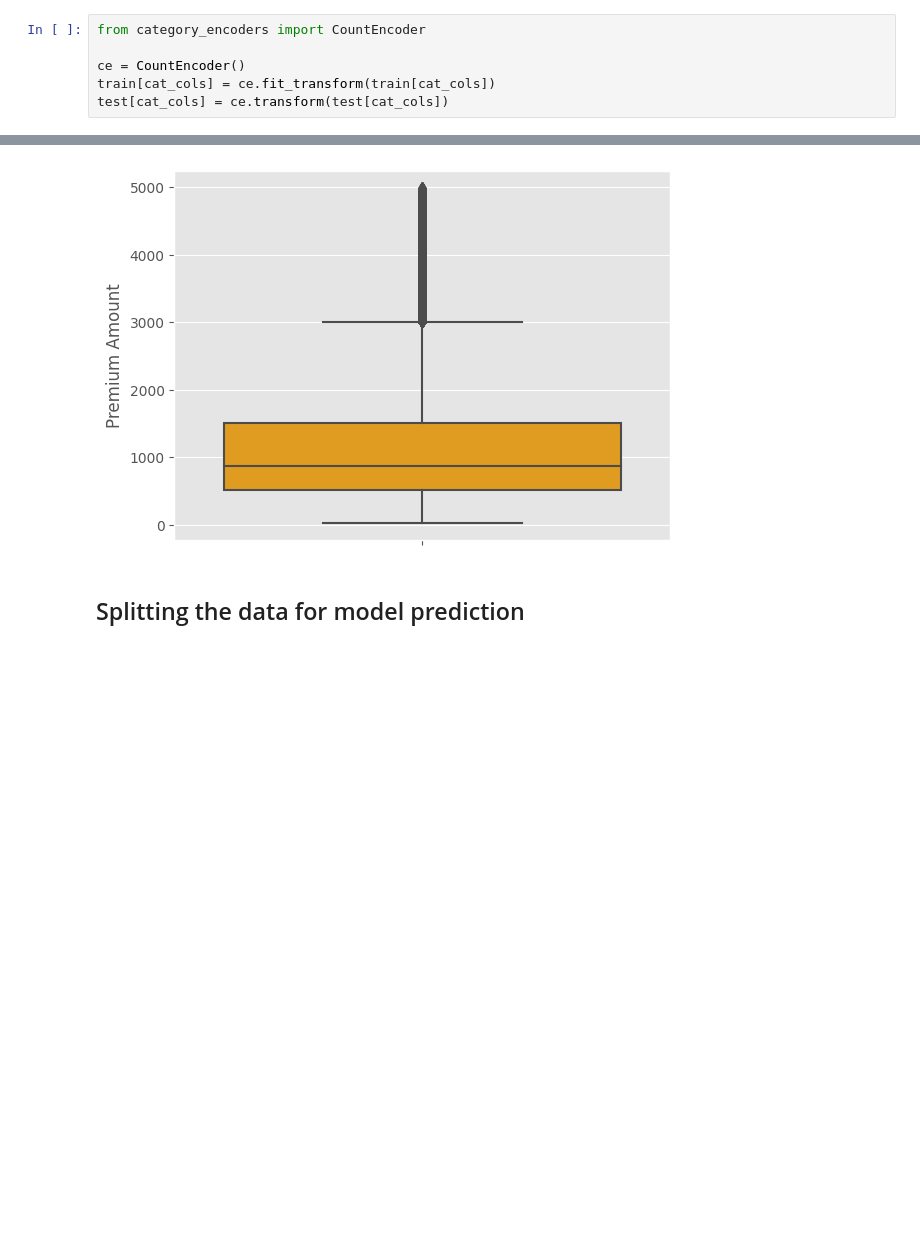
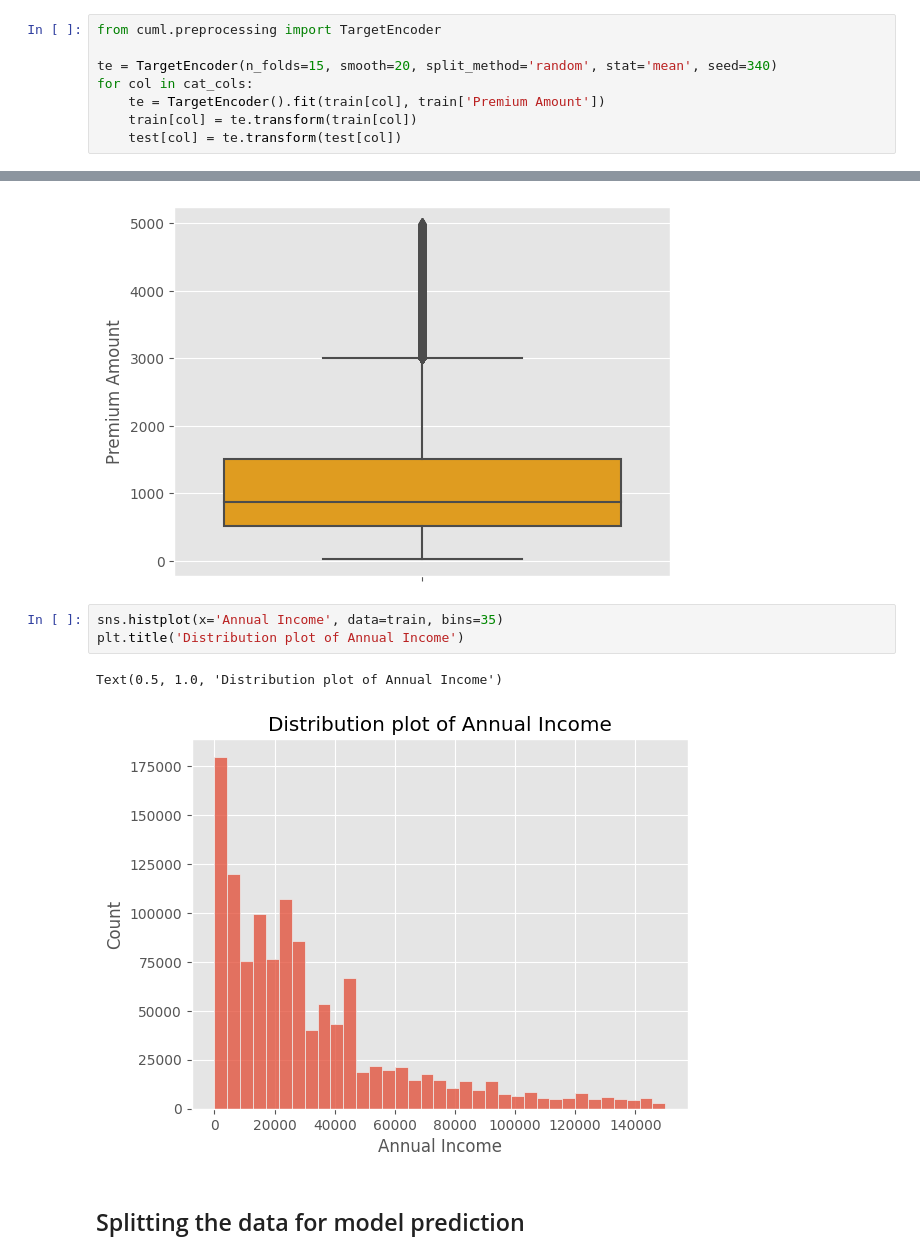
Before and after one commit to sjain600/Kaggle-Insurance-Prediction, a Jupyter notebook: baseline-model-with-lightbm.ipynb, the cells around one changed output, grey strips where cells are left out. Saved outputs shown, nothing was run; the diff lists cells and outputs as text; blank space fills up the shorter version.

Commit message:
two key changes made in this code: using target encoder instead of count encoder and creating feature interaction by using inner and outer loops

```diff
--- a/baseline-model-with-lightbm.ipynb
+++ b/baseline-model-with-lightbm.ipynb
@@ -149,12 +149,14 @@ simple = SimpleImputer(strategy='most_frequent')
 cat_cols = train.select_dtypes(include='category').columns
 train[cat_cols] = simple.fit_transform(train[cat_cols])
 test[cat_cols] = simple.transform(test[cat_cols])
-# %%
-from category_encoders import CountEncoder
-
-ce = CountEncoder()
-train[cat_cols] = ce.fit_transform(train[cat_cols])
-test[cat_cols] = ce.transform(test[cat_cols])
+# %%
+from cuml.preprocessing import TargetEncoder
+
+te = TargetEncoder(n_folds=15, smooth=20, split_method='random', stat='mean', seed=340)
+for col in cat_cols:
+    te = TargetEncoder().fit(train[col], train['Premium Amount'])
+    train[col] = te.transform(train[col])
+    test[col] = te.transform(test[col])
 # %%
 simple = SimpleImputer(strategy='median')
 num_cols = test.select_dtypes(exclude='object').columns
@@ -183,6 +184,12 @@ sns.boxplot(data=train, y='Premium Amount', color='orange')
 # %% [output]
 <Axes: ylabel='Premium Amount'>
 [figure]
+# %%
+sns.histplot(x='Annual Income', data=train, bins=35)
+plt.title('Distribution plot of Annual Income')
+# %% [output]
+Text(0.5, 1.0, 'Distribution plot of Annual Income')
+[figure, added]
 # %% [markdown]
 ## Splitting the data for model prediction
 # %%
```
Also changed, not shown: parts of 11 cells of this notebook.
